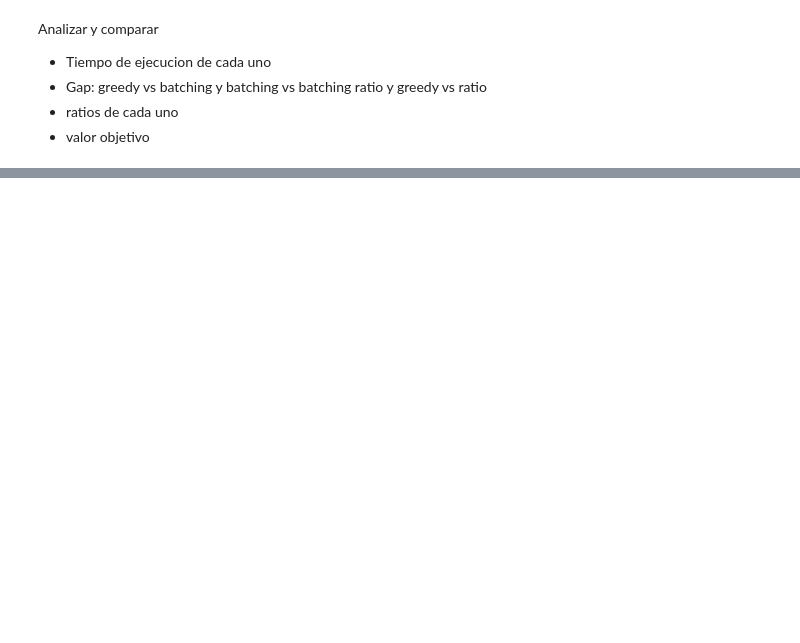
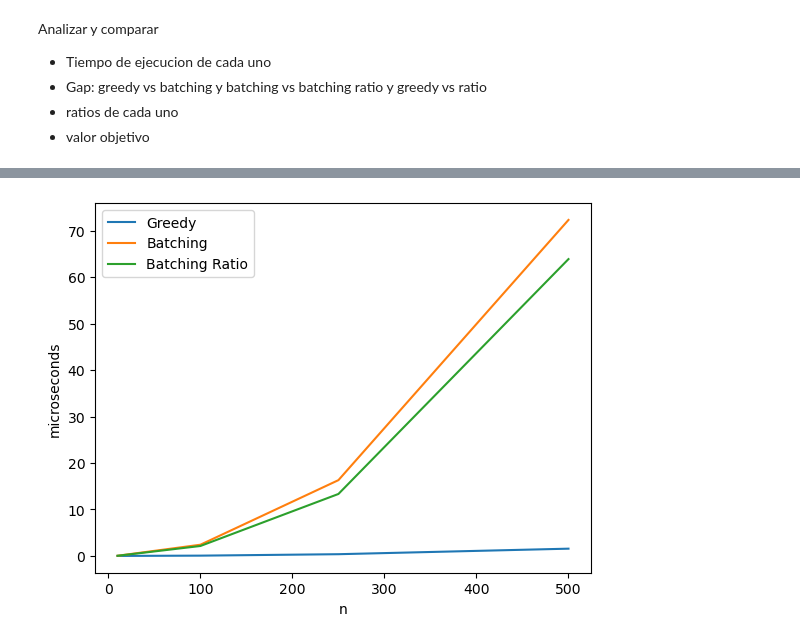
Before and after one commit to T1Pyscientist/TP1_TD5, a Jupyter notebook: data_proc.ipynb, the cells around one changed output, grey strips where cells are left out. Saved outputs shown, nothing was run; the diff lists cells and outputs as text; code cells hidden in the pictures; blank space fills up the shorter version.

```diff
--- a/data_proc.ipynb
+++ b/data_proc.ipynb
@@ -106,0 +128,16 @@ plt.show()
+# %%
+df2 = pd.read_excel("results2.xlsx")
+
+
+fig1, ax3 = plt.subplots()
+
+timeg = ax3.plot(df2['sizes'], df2['Greedy']/1000, label='Greedy')
+timeb = ax3.plot(df2['sizes'], df2['Batching']/1000, label='Batching')
+timebr = ax3.plot(df2['sizes'], df2['Batching Ratio']/1000, label='Batching Ratio')
+ax3.legend()
+ax3.set_ylabel('microseconds')
+ax3.set_xlabel('n')
+
+plt.show()
+# %% [output]
+[figure, added]
```
Also changed, not shown: parts of 8 cells of this notebook, 1 other file.
